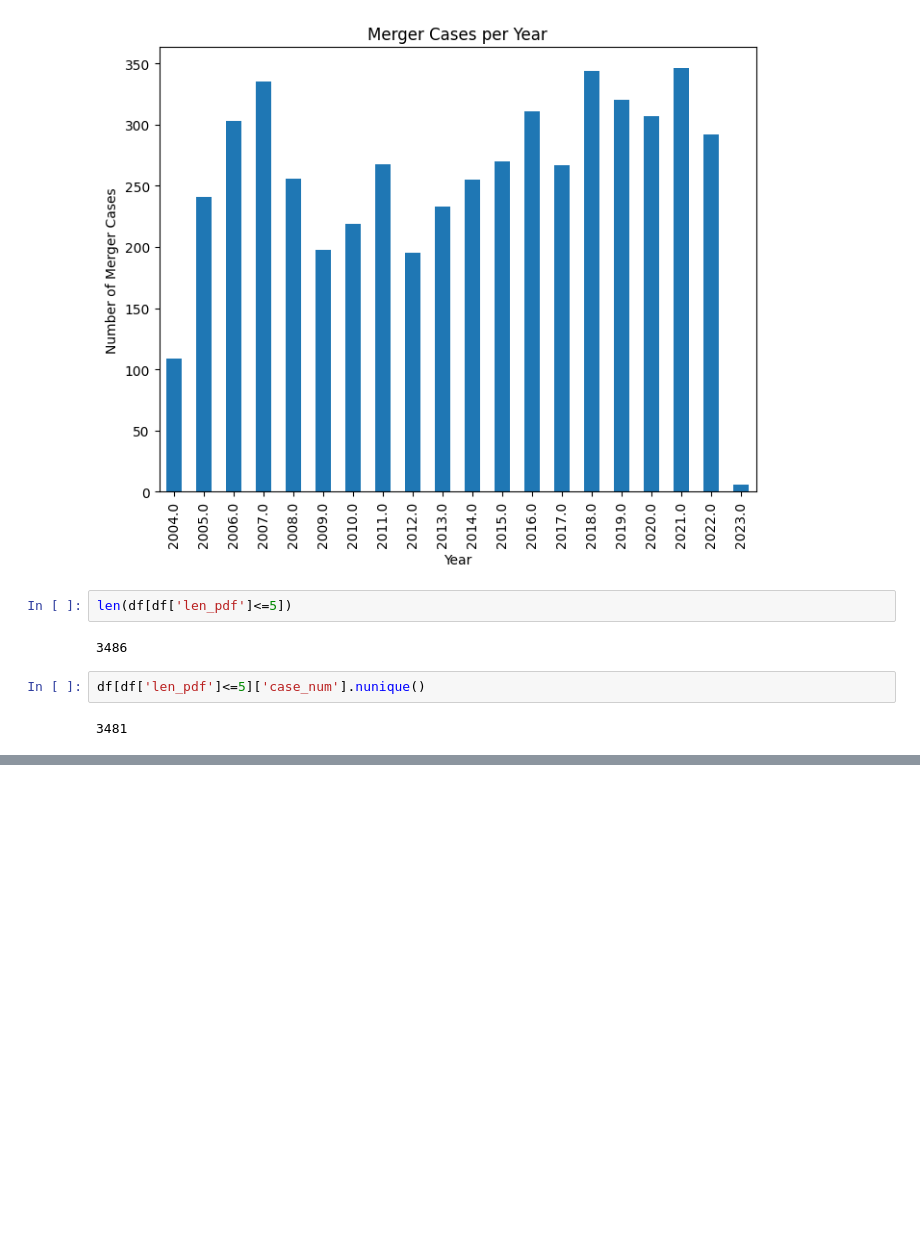
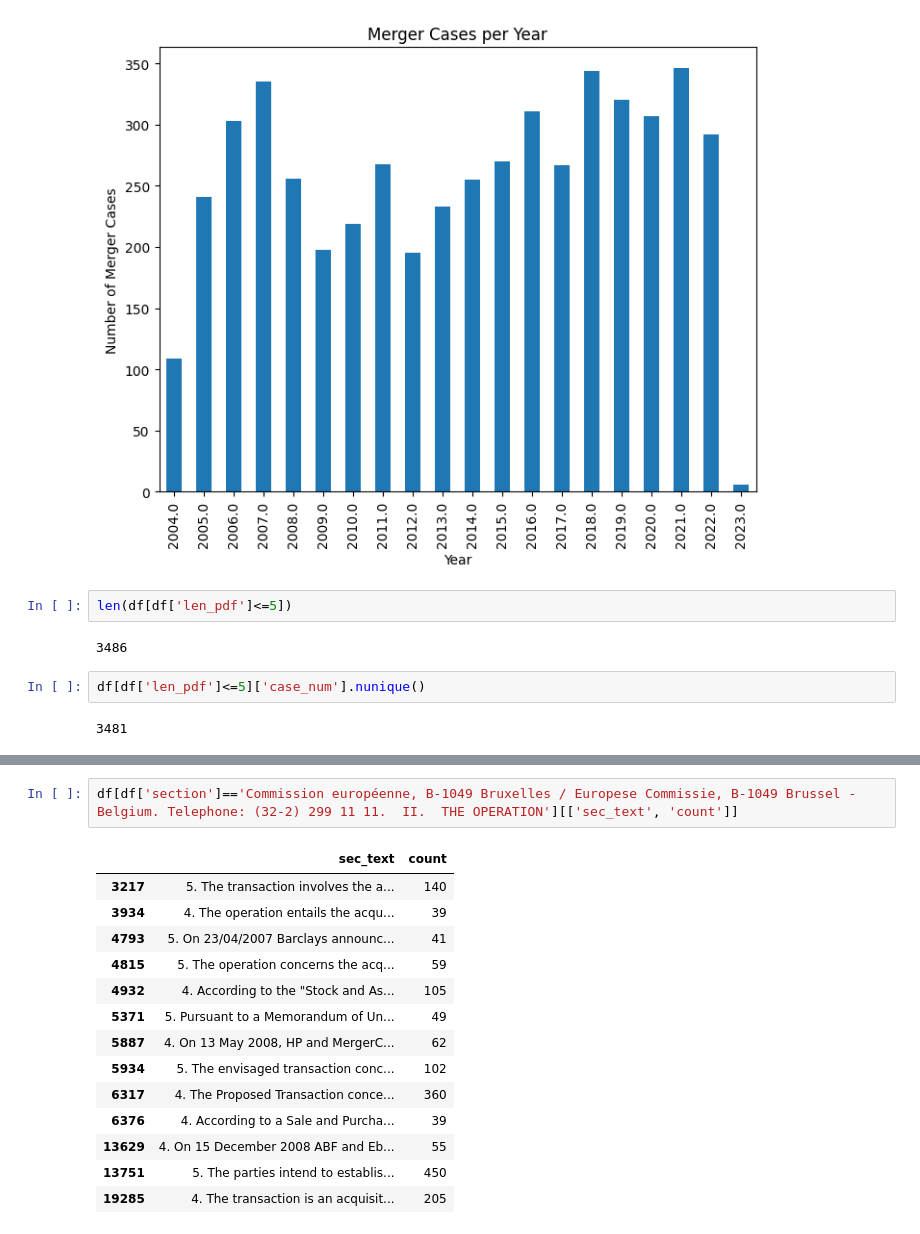
Before and after one commit to adellegia/predicting-merger-decision-outcomes, a Jupyter notebook: src/python/notebook/descriptives.ipynb, the cells around one changed output, grey strips where cells are left out. Drawn from its saved outputs; the diff is of its cells as text; blank space fills up the shorter version.

```diff
--- a/src/python/notebook/descriptives.ipynb
+++ b/src/python/notebook/descriptives.ipynb
@@ -152,0 +281,17 @@ df[df['len_pdf']<=5]['case_num'].nunique()
+# %%
+df[df['section']=='Commission européenne, B-1049 Bruxelles / Europese Commissie, B-1049 Brussel - Belgium. Telephone: (32-2) 299 11 11.  II.  THE OPERATION'][['sec_text', 'count']]
+# %% [output]
+|  | sec_text | count |
+| 3217 | 5. The transaction involves the a... | 140 |
+| 3934 | 4. The operation entails the acqu... | 39 |
+| 4793 | 5. On 23/04/2007 Barclays announc... | 41 |
+| 4815 | 5. The operation concerns the acq... | 59 |
+| 4932 | 4. According to the "Stock and As... | 105 |
+| 5371 | 5. Pursuant to a Memorandum of Un... | 49 |
+| 5887 | 4. On 13 May 2008, HP and MergerC... | 62 |
+| 5934 | 5. The envisaged transaction conc... | 102 |
+| 6317 | 4. The Proposed Transaction conce... | 360 |
+| 6376 | 4. According to a Sale and Purcha... | 39 |
+| 13629 | 4. On 15 December 2008 ABF and Eb... | 55 |
+| 13751 | 5. The parties intend to establis... | 450 |
+| 19285 | 4. The transaction is an acquisit... | 205 |
```
Also changed, not shown: parts of 16 cells of this notebook, 3 other files.
